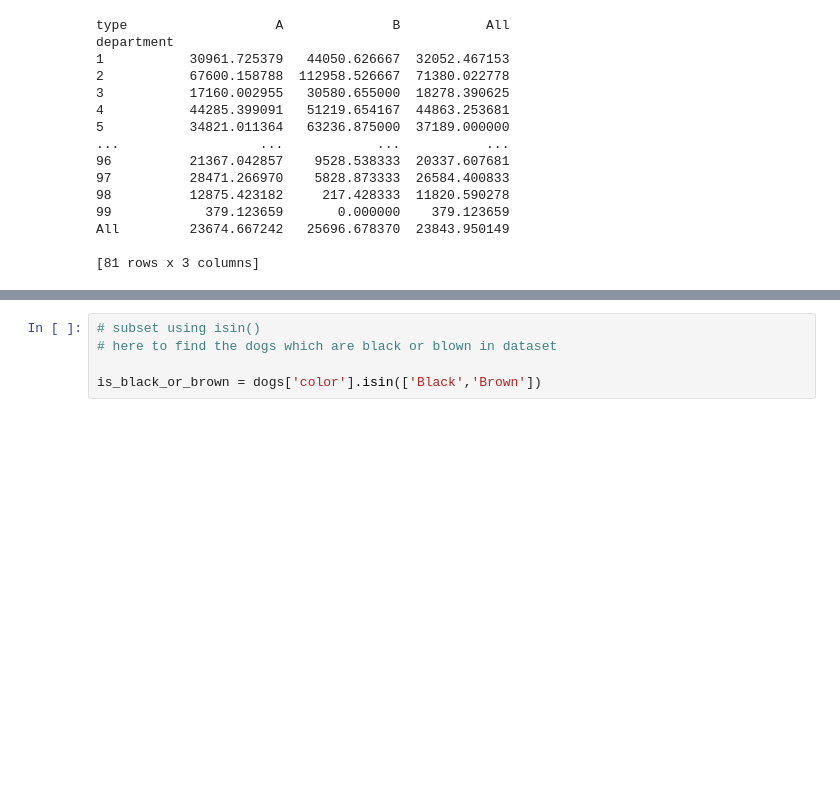
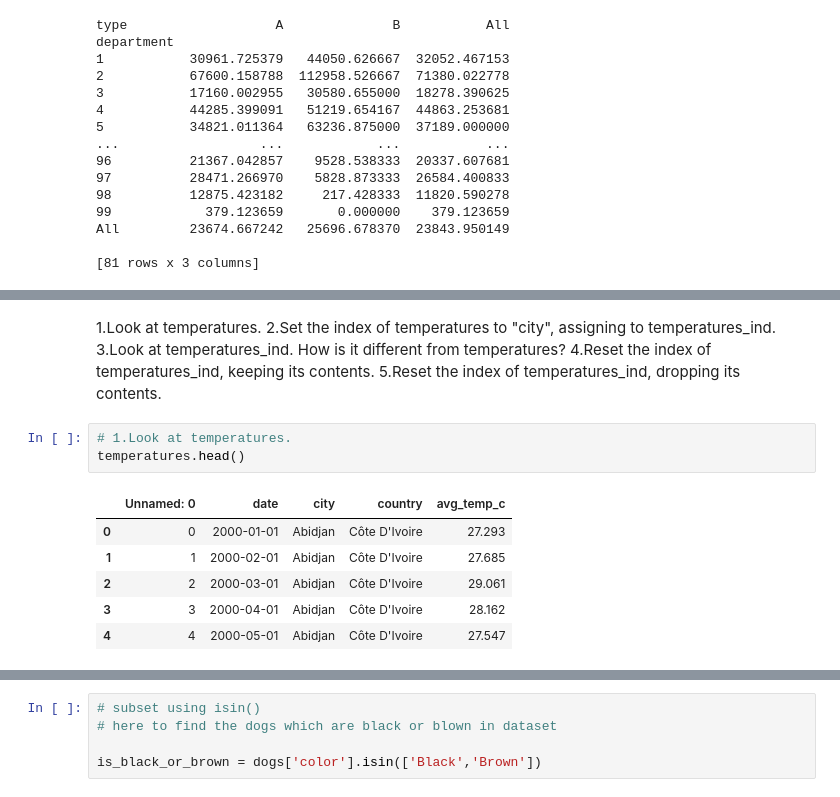
Before and after one commit to albertNSBM/Pandas_revision, a Jupyter notebook: Pandas_revision.ipynb, the cells around one changed output, grey strips where cells are left out. Cells and saved outputs as stored; diff of their text form; blank space fills up the shorter version.

Commit message:
indexing

```diff
--- a/Pandas_revision.ipynb
+++ b/Pandas_revision.ipynb
@@ -507,0 +520,16 @@ All         23674.667242   25696.678370  23843.950149
+# %% [markdown]
+1.Look at temperatures.
+2.Set the index of temperatures to "city", assigning to temperatures_ind.
+3.Look at temperatures_ind. How is it different from temperatures?
+4.Reset the index of temperatures_ind, keeping its contents.
+5.Reset the index of temperatures_ind, dropping its contents.
+# %%
+# 1.Look at temperatures.
+temperatures.head()
+# %% [output]
+|  | Unnamed: 0 | date | city | country | avg_temp_c |
+| 0 | 0 | 2000-01-01 | Abidjan | Côte D'Ivoire | 27.293 |
+| 1 | 1 | 2000-02-01 | Abidjan | Côte D'Ivoire | 27.685 |
+| 2 | 2 | 2000-03-01 | Abidjan | Côte D'Ivoire | 29.061 |
+| 3 | 3 | 2000-04-01 | Abidjan | Côte D'Ivoire | 28.162 |
+| 4 | 4 | 2000-05-01 | Abidjan | Côte D'Ivoire | 27.547 |
```
Also changed, not shown: parts of 8 cells of this notebook.
